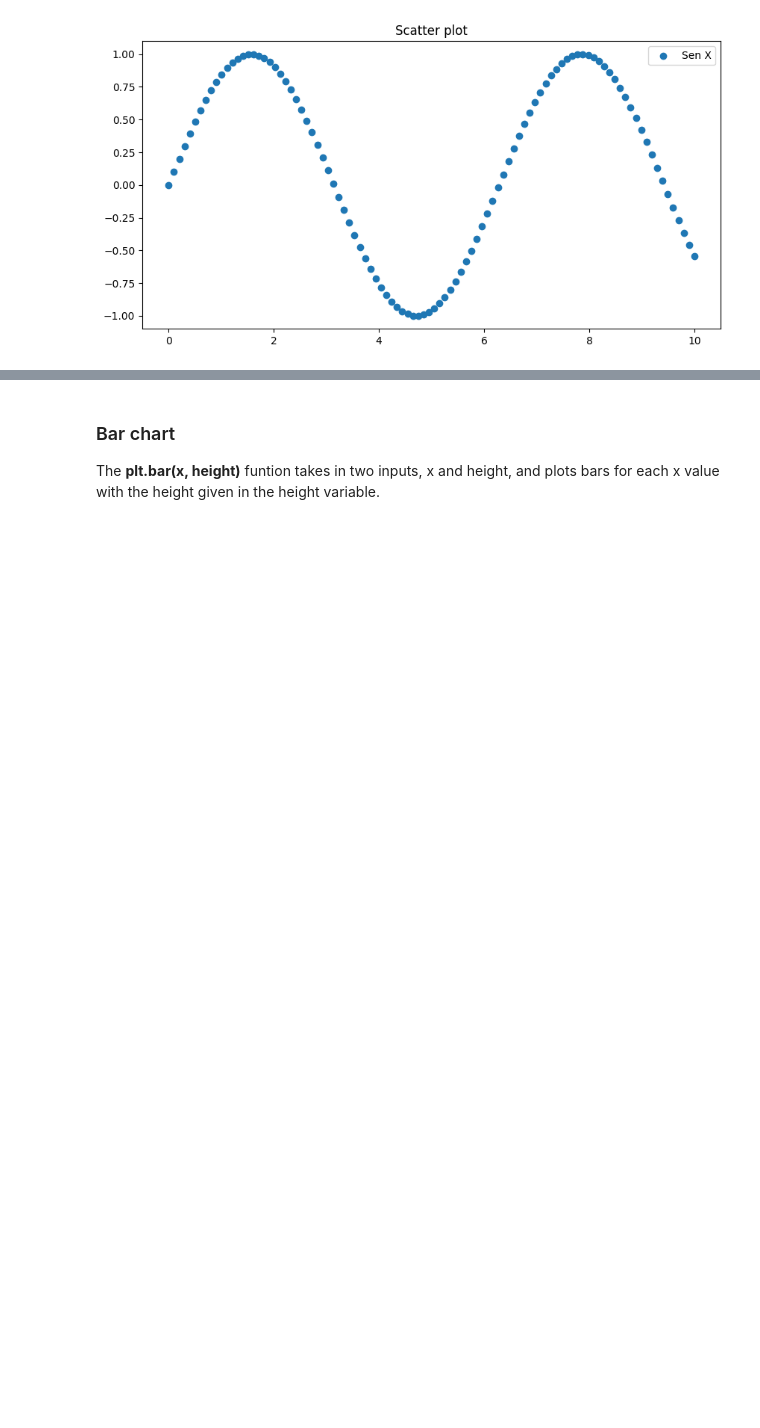
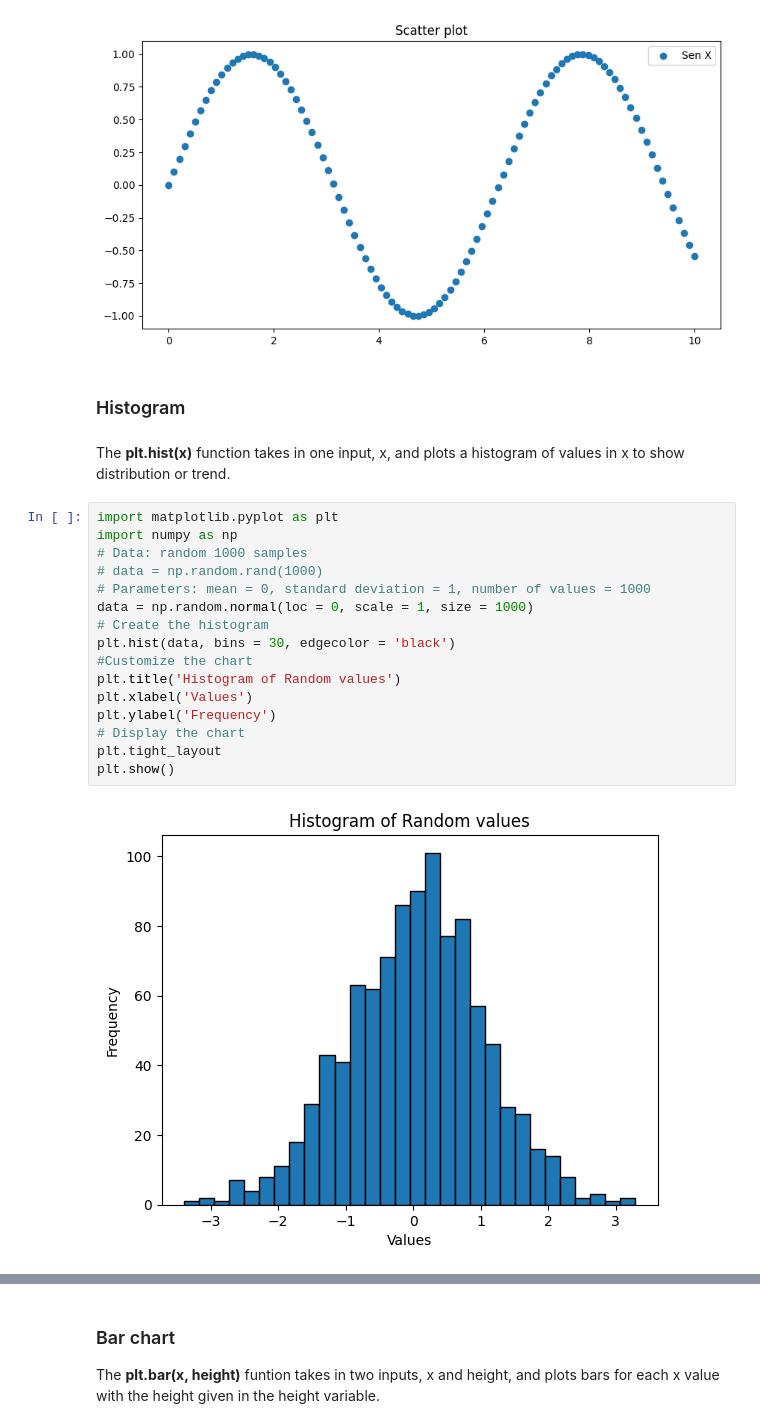
Before and after one commit to remelop03/machine-learning-prework, a Jupyter notebook: 04-matplotlib/04.1-Intro-to-Matplotlib.ipynb, the cells around one changed output, grey strips where cells are left out. Drawn from its saved outputs; the diff is of its cells as text; blank space fills up the shorter version.

```diff
--- a/04-matplotlib/04.1-Intro-to-Matplotlib.ipynb
+++ b/04-matplotlib/04.1-Intro-to-Matplotlib.ipynb
@@ -85,4 +85,26 @@ plt.legend()
 plt.show()
 # %% [output]
 [figure]
+# %% [markdown]
+### Histogram
+# %% [markdown]
+The **plt.hist(x)** function takes in one input, x, and plots a histogram of values in x to show distribution or trend.
+# %%
+import matplotlib.pyplot as plt
+import numpy as np
+# Data: random 1000 samples
+# data = np.random.rand(1000)
+# Parameters: mean = 0, standard deviation = 1, number of values = 1000
+data = np.random.normal(loc = 0, scale = 1, size = 1000)
+# Create the histogram
+plt.hist(data, bins = 30, edgecolor = 'black')
+#Customize the chart
+plt.title('Histogram of Random values')
+plt.xlabel('Values')
+plt.ylabel('Frequency')
+# Display the chart
+plt.tight_layout
+plt.show()
+# %% [output]
+[figure, added]
 # %% [markdown]
```
Also changed, not shown: parts of 10 cells of this notebook.
